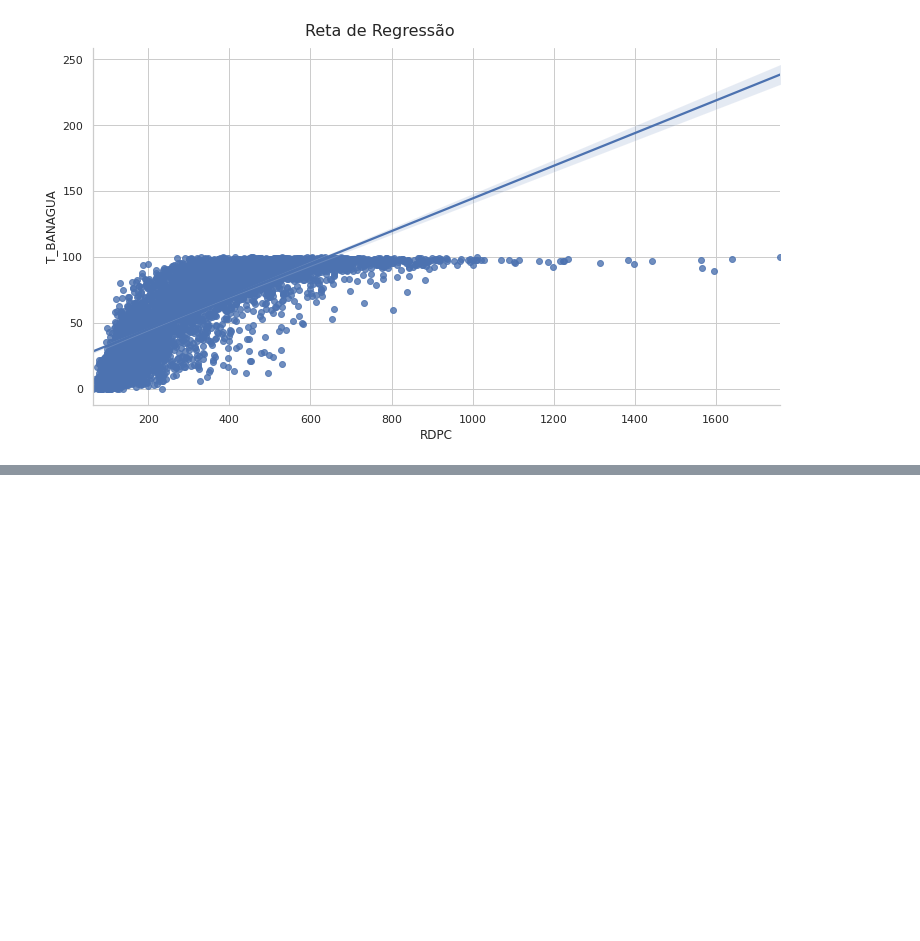
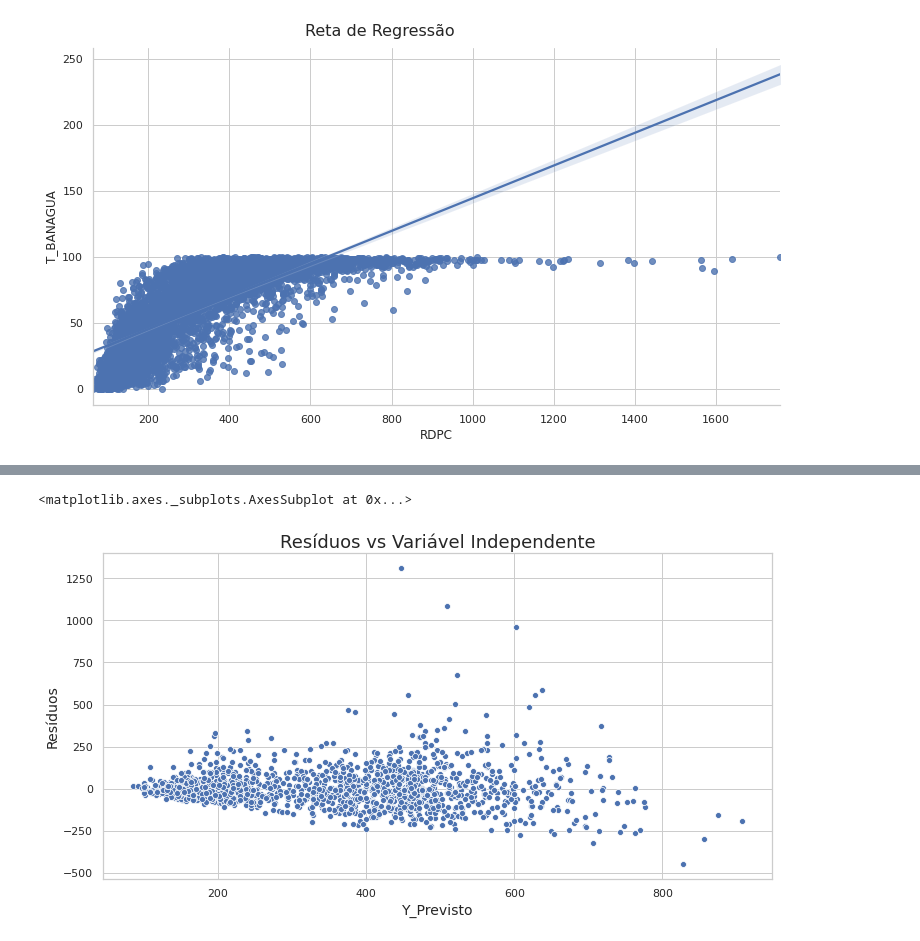
Before and after one commit to EmersonFranca/IDH_Atlas, a Jupyter notebook: Analise_Exploratoria/1_Analise_Exploratoria.ipynb, the cells around one changed output, grey strips where cells are left out. Drawn from its saved outputs; the diff is of its cells as text; code cells hidden in the pictures; blank space fills up the shorter version.

```diff
--- a/Analise_Exploratoria/1_Analise_Exploratoria.ipynb
+++ b/Analise_Exploratoria/1_Analise_Exploratoria.ipynb
@@ -346,0 +400,3 @@ linear_regression_plot('RDPC','T_BANAGUA')
+# %%
+df_test = X_test.join(other=y_test,how='left')
+df_test
@@ -346,0 +417,3 @@ linear_regression_plot('RDPC','T_BANAGUA')
+# %%
+df_test['RDPC_Previsto'] = y_previsto
+df_test
@@ -346,0 +434,3 @@ linear_regression_plot('RDPC','T_BANAGUA')
+# %%
+df_test['RDPC_Residuos_Absoluto'] = np.sqrt(  (df_test.RDPC - df_test.RDPC_Previsto) ** 2  )
+df_test
@@ -346,0 +455,3 @@ linear_regression_plot('RDPC','T_BANAGUA')
+# %%
+df_test['RDPC_Residuos'] = df_test.RDPC - df_test.RDPC_Previsto
+df_test
@@ -346,0 +472,10 @@ linear_regression_plot('RDPC','T_BANAGUA')
+# %%
+ax = sns.scatterplot(x=df_test.RDPC_Previsto, y=df_test.RDPC_Residuos)
+ax.figure.set_size_inches(12,6)
+ax.set_title('Resíduos vs Variável Independente', fontsize=18)
+ax.set_xlabel('Y_Previsto', fontsize=14)
+ax.set_ylabel('Resíduos', fontsize=14)
+ax
+# %% [output]
+<matplotlib.axes._subplots.AxesSubplot at 0x...>
+[figure, added]
```
Also changed, not shown: parts of 17 cells of this notebook.
